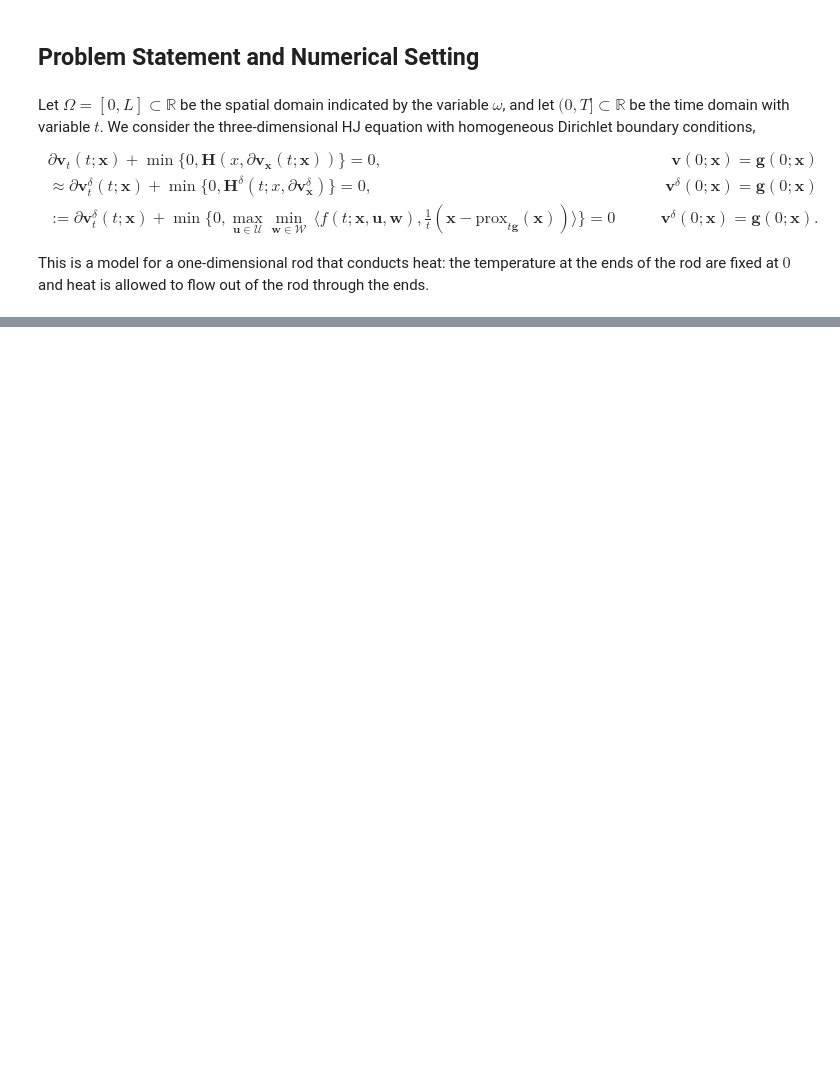
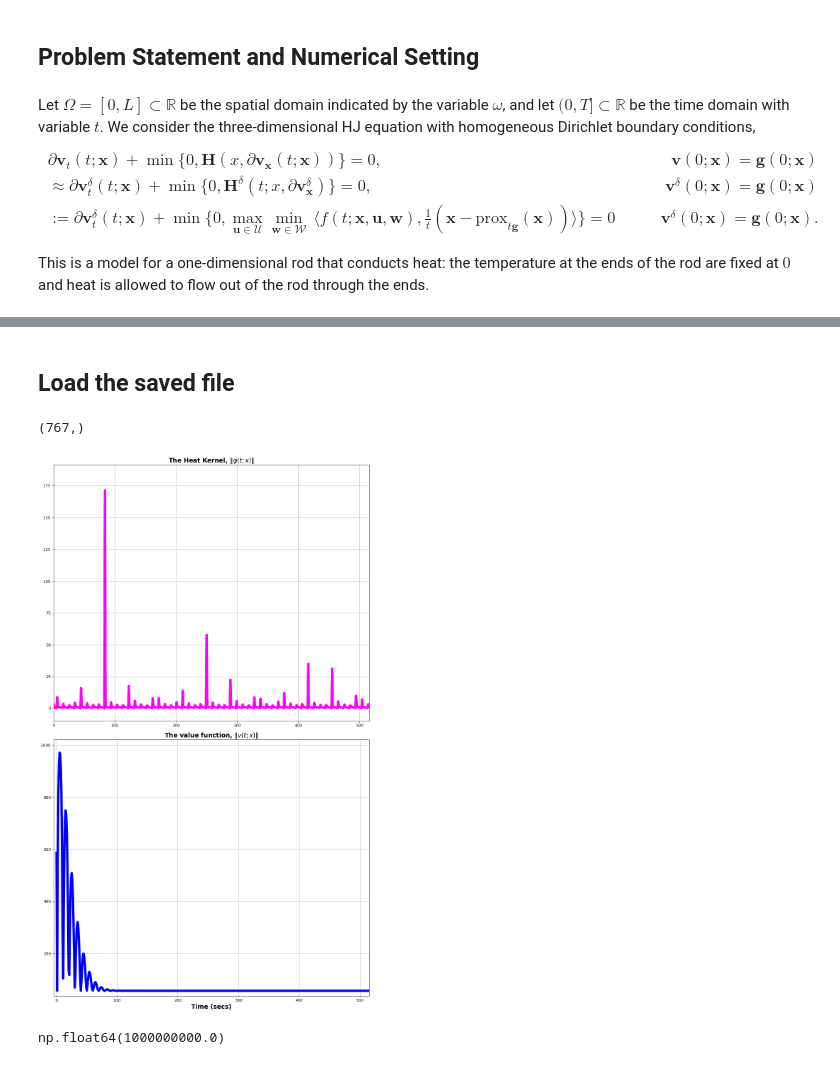
Before and after one commit to robotsorcerer/levelsetpy, a Jupyter notebook: sample-reach/viscous/sample_reach.ipynb, the cells around one changed output, grey strips where cells are left out. Drawn from its saved outputs; the diff is of its cells as text; code cells hidden in the pictures; blank space fills up the shorter version.

```diff
--- a/sample-reach/viscous/sample_reach.ipynb
+++ b/sample-reach/viscous/sample_reach.ipynb
@@ -303,0 +129,69 @@ plt.show()
+# %% [markdown]
+## Load the saved file
+# %%
+savedf = np.load('/opt/prox_reach/04_10_25-05_19_17/trial_0_evals_76600.npz')
+
+t_hist=savedf['t_hist']
+x_hist= savedf['x_hist']
+delta_x= savedf['delta_x']
+heat_kernel= savedf['heat_kernel']
+value_func = savedf['value_func']
+# %%
+value_func.shape
+# %% [output]
+(767,)
+# %%
+fontdict={'fontsize':16, 'fontweight':'bold'}
+
+plt.close()
+# plt.clf(); plt.cla()
+fig = plt.figure(figsize=(12, 20), dpi=79)
+color = iter(plt.cm.magma_r(np.linspace(0, 1, 3)))
+
+# indices = np.arange(0, x_hist.shape[0], 7, dtype=np.intp)
+# X, Z, θ =  np.meshgrid(*(x_hist[indices, 0], x_hist[indices, 1], x_hist[indices, 2]), indexing='ij', sparse=True)
+# X, Z, θ  = [x.squeeze() for x in (X, Z, θ )]
+# # print(X.shape, Z.shape,  θ.shape )
+# ax = fig.add_subplot(311, projection='3d')
+# cdata = ax.scatter(X, Z, θ, c=value_func[indices], cmap="magma")
+# plt.colorbar(cdata, ax=ax, extend="both", shrink=0.5)
+# ax.set_xlim(t_hist.min(), t_hist.max())
+# ax.set_ylim(x_hist.flatten().min(), x_hist.flatten().max())
+# ax.set_xlabel(r"Time (secs)")
+# ax.set_ylabel(r"States")
+# ax.grid('on')
+# ax.tick_params(axis='both', which='major', labelsize=10)
+# # ax.legend(loc=(1.05, .05))
+# ax.spines["right"].set_visible(False)
+# ax.spines["top"].set_visible(False)
+# ax.set_title("The Rockets Problem")
+# # ax.
+
+
+ax = fig.add_subplot(211)
+ax.set_title("The Heat Kernel")
+ax.plot(heat_kernel, color='red', linewidth=6, label=rf'$\|\bm{{x}}\|')
+ax.set_title(rf"The Heat Kernel, ${{ \| \varphi(t; x) \|}}$", fontdict=fontdict)
+ax.plot(heat_kernel, color='magenta', linewidth=6, label=rf'$\|\bm{{x}}\|')
+ax.set_xlim(t_hist.min(), t_hist.max())
+ax.set_ylim(heat_kernel.min()-10, heat_kernel.max()+20)
+ax.grid('on')
+# ax.set_xlabel(r"Time (secs)", fontdict=fontdict)
+
+ax = fig.add_subplot(212)
+ax.set_title(f"The Value, ${{ \bm{{v}}(t; x) }}")
+ax.set_title(rf"The value function, ${{ \|v(t; x)\| }}$", fontdict=fontdict)
+ax.plot(value_func[1:], color='blue', linewidth=6, label=rf'$\|\bm{{x}}\|')
+ax.set_xlim(t_hist.min()-5, t_hist.max())
+ax.set_ylim(value_func[1:].min()-20, value_func[1:].max()+50)
+ax.set_xlabel(r"Time (secs)", fontdict=fontdict)
+ax.grid('on')
+# ax.axes.get_xaxis().set_ticks([])
+# ax.axes.get_yaxis().set_ticks([])
+plt.tight_layout()
+# %% [output]
+[figure, added]
+# %%
+value_func.max()
+# %% [output]
+np.float64(1000000000.0)
```
Also changed, not shown: parts of 11 cells of this notebook, 3 other files.
